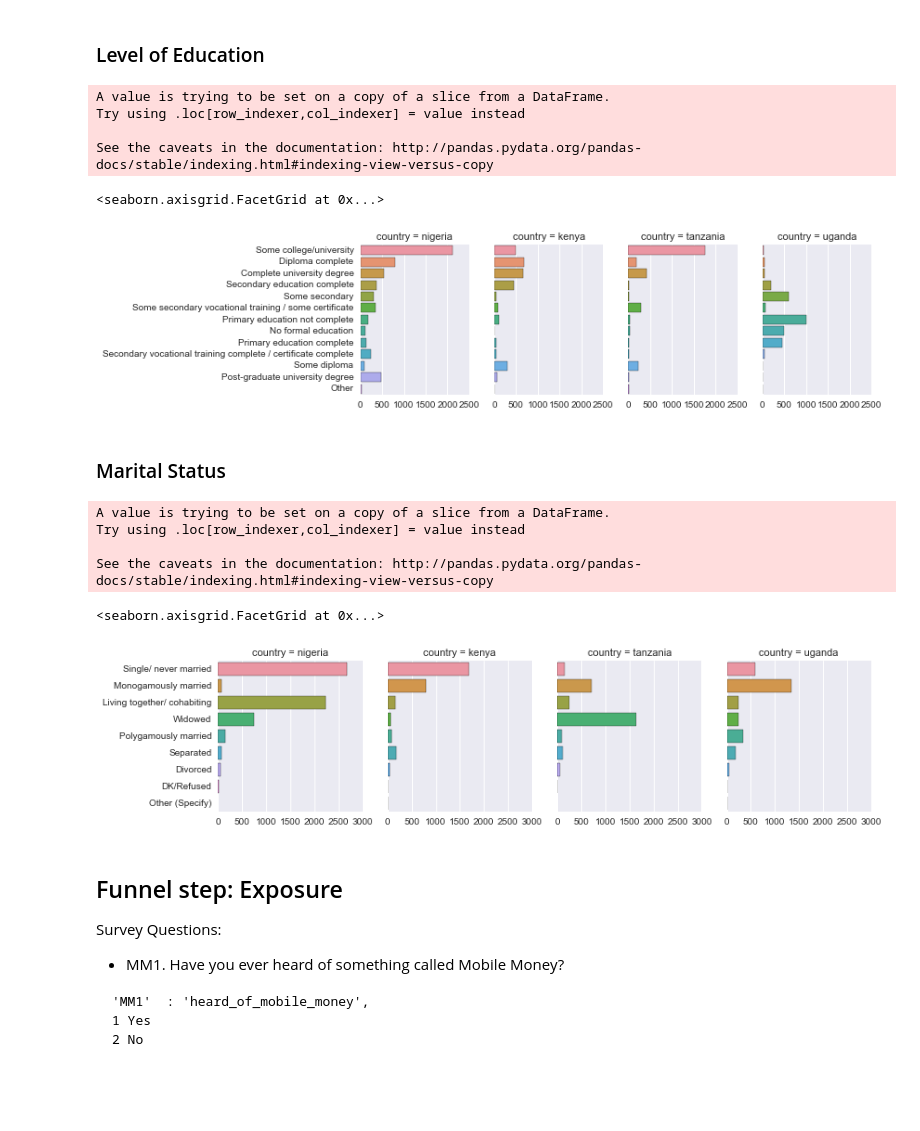
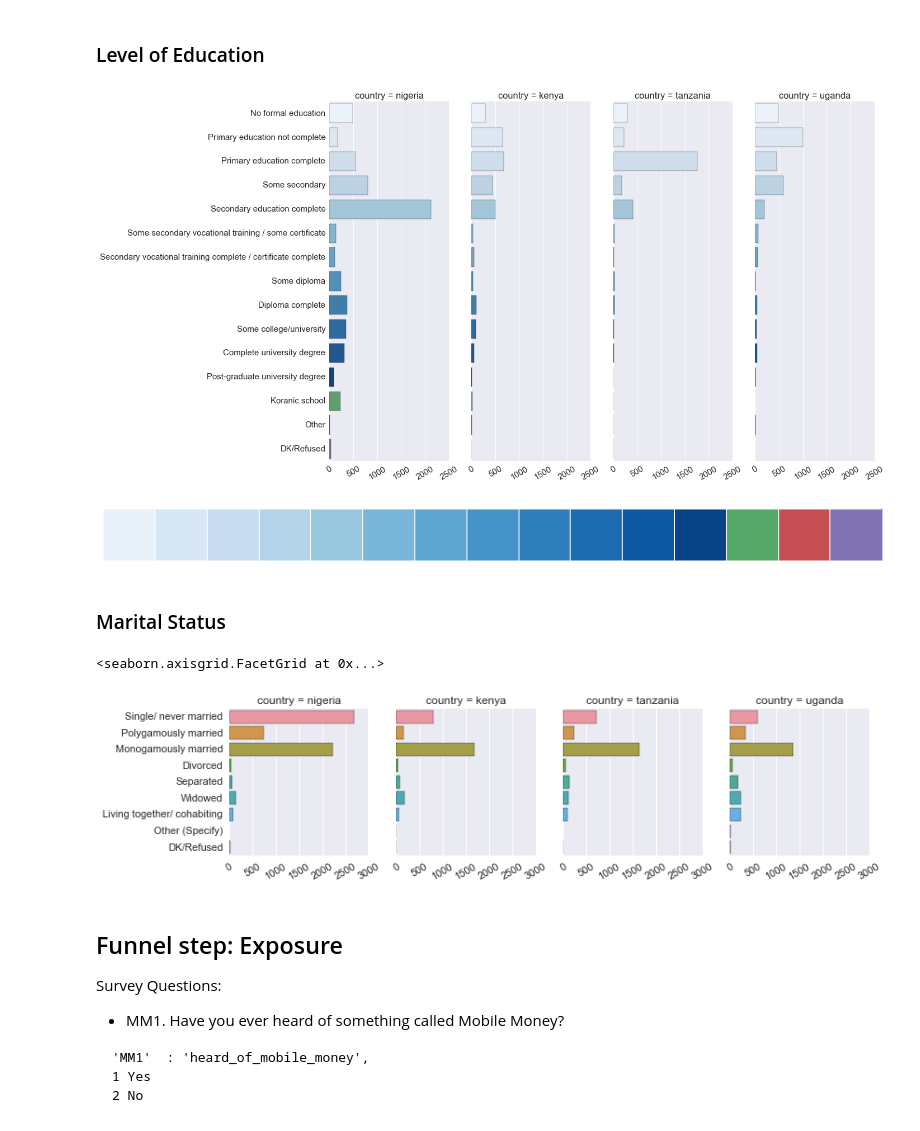
Before and after one commit to cturner500/DoPLER, a Jupyter notebook: funnel_analysis.ipynb, the cells around one changed output. Drawn from its saved outputs; the diff is of its cells as text; code cells hidden in the pictures; blank space fills up the shorter version.

```diff
--- a/funnel_analysis.ipynb
+++ b/funnel_analysis.ipynb
@@ -62,8 +62,10 @@ import seaborn as sns
 # %%
 # Color palette (https://stanford.edu/~mwaskom/software/seaborn/tutorial/color_palettes.html)
 # -- qualitative
-current_palette = sns.color_palette()
-sns.palplot(current_palette)
+qual_palette = sns.color_palette()
+sns.palplot(qual_palette)
+
+# --
 # %% [output]
 [figure]
 # %%
@@ -127,14 +129,16 @@ DG2 : male/female (observed) UT
 1 male
 2 female
 """
-# convert gender to categorical
-df.gender[df.gender==1] = 'male'
-df.gender[df.gender==2] = 'female'
-
 col = 'gender'
 
+dat = df[[col, 'country']].copy()
+
+# convert gender to categorical
+dat.loc[dat.gender==1, ['gender']] = 'male'
+dat.loc[dat.gender==2, ['gender']] = 'female'
+
 # plot for all ages
-grp = df.groupby(by='country')[col].value_counts()
+grp = dat.groupby(by='country')[col].value_counts()
 
 # normalize
 dat = grp\
@@ -224,45 +225,53 @@ DG4 : education level UT
 col = 'education_level'
 
 # rename
-dat = df[[col, 'country']]
+dat = df[[col, 'country']].copy()
 rename_map = {
     1: 'No formal education',
     2: 'Primary education not complete',
     3: 'Primary education complete',
     4: 'Some secondary',
     5: 'Secondary education complete',
     6: 'Some secondary vocational training / some certificate',
     7: 'Secondary vocational training complete / certificate complete',
     8: 'Some diploma',
     9: 'Diploma complete',
     10: 'Some college/university',
     11: 'Complete university degree',
     12: 'Post-graduate university degree',
     13: 'Koranic school',
     14: 'Other',
     15: 'DK/Refused',
     }
 dat['education'] = dat[col].apply(lambda x: rename_map[x])
 
 # counts
 #dat[col].value_counts()
 
+# aesthetics
+sns.set(font_scale=1.5)
+color_palette = sns.color_palette("Blues", 12)
+color_palette = color_palette + qual_palette[1:4]
+
 def funcplot(data, color):
-    sns.countplot(data=data, y='education')
+    sns.countplot(data=data, y='education',
+                  order=rename_map.viewvalues(),  # maintain provided order
+                  palette=color_palette,
+                 )
 
 # plotting value by country
-g = sns.FacetGrid(data=dat, col="country")
+g = sns.FacetGrid(data=dat, col="country",
+                  size=10, aspect=0.5,
+                 )
 #g.map(sns.countplot, 'education')
 p = g.map_dataframe(funcplot)
-#g.set_xticklabels(rotation=30)
-p
+g.set_xticklabels(rotation=30)
+
+sns.palplot(color_palette)
+plt.show()
 # %% [output]
-A value is trying to be set on a copy of a slice from a DataFrame.
-Try using .loc[row_indexer,col_indexer] = value instead
-
-See the caveats in the documentation: http://pandas.pydata.org/pandas-docs/stable/indexing.html#indexing-view-versus-copy
-<seaborn.axisgrid.FacetGrid at 0x...>
-[figure, old version]
+[figure, new version]
+[figure, added]
 # %% [markdown]
 ### Marital Status
 # %%
@@ -284,9 +293,10 @@ DG3 : marital status UT
 
 
 col = 'marital_status'
+sns.set(font_scale=1.1)
 
 # rename
-dat = df[[col, 'country']]
+dat = df[[col, 'country']].copy()
 rename_map = {
     1: 'Single/ never married',
     2: 'Polygamously married',
@@ -301,19 +311,16 @@ rename_map = {
 dat[col] = dat[col].apply(lambda x: rename_map[x])
 
 def funcplot(data, color):
-    sns.countplot(data=data, y=col)
+    sns.countplot(data=data, y=col, order=rename_map.viewvalues())
 
 # plotting value by country
 g = sns.FacetGrid(data=dat, col="country")
 p = g.map_dataframe(funcplot)
+g.set_xticklabels(rotation=30)
 p
 # %% [output]
-A value is trying to be set on a copy of a slice from a DataFrame.
-Try using .loc[row_indexer,col_indexer] = value instead
-
-See the caveats in the documentation: http://pandas.pydata.org/pandas-docs/stable/indexing.html#indexing-view-versus-copy
+<seaborn.axisgrid.FacetGrid at 0x...>
-<seaborn.axisgrid.FacetGrid at 0x...>
-[figure, old version]
+[figure, new version]
 # %% [markdown]
 ## Funnel step: Exposure
 
```
Also changed, not shown: parts of 21 cells of this notebook.
